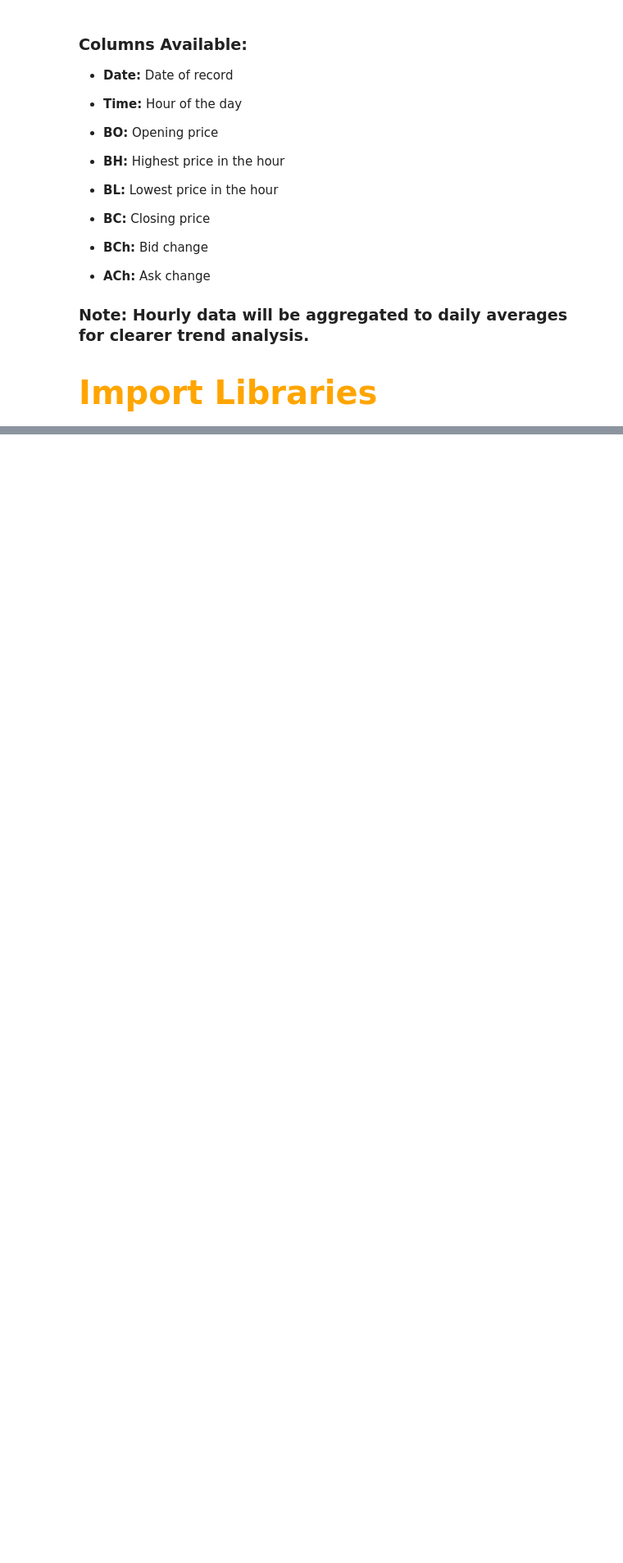
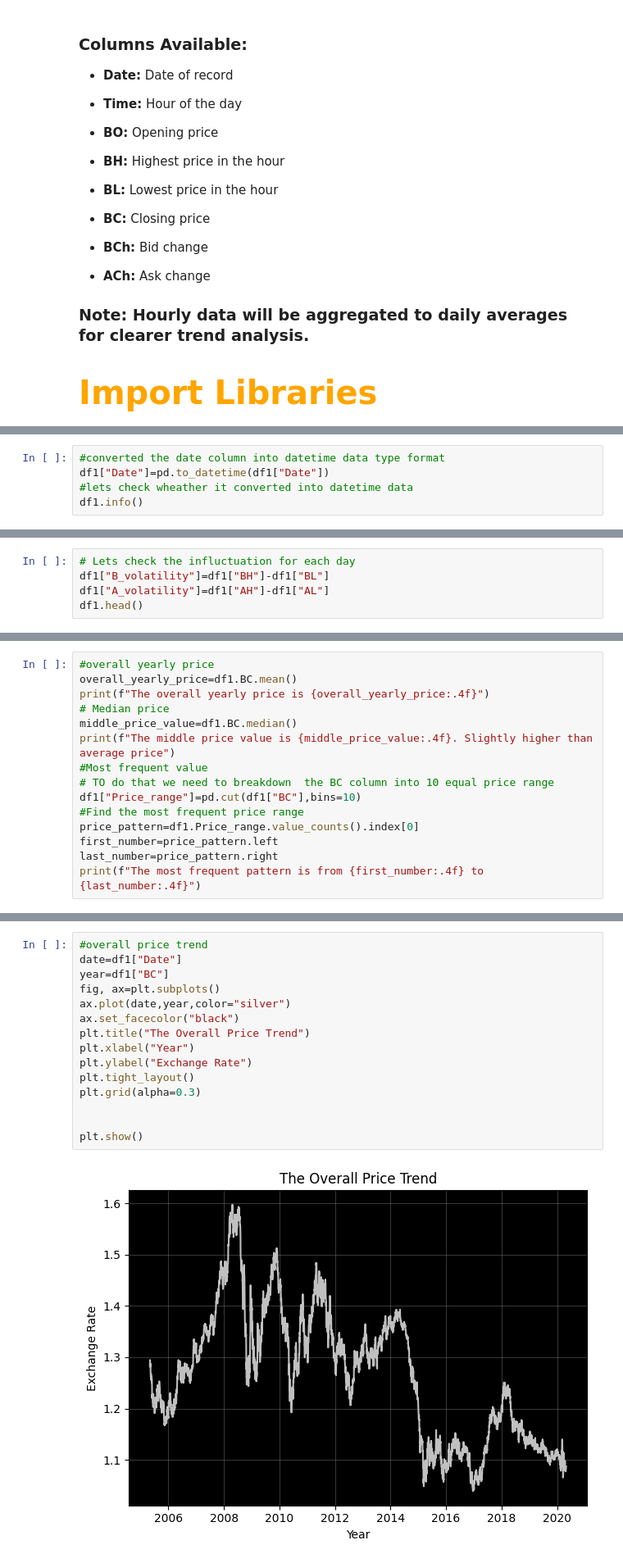
Before and after one commit to kafmfi/EUR-USD-Currency-Analysis, a Jupyter notebook: script.ipynb, the cells around one changed output, grey strips where cells are left out. Shown at 82% size. Drawn from its saved outputs; the diff is of its cells as text; blank space fills up the shorter version.

```diff
--- a/script.ipynb
+++ b/script.ipynb
@@ -96,3 +102,8 @@ df1.head()
 | 2 | 2005-05-04 | 1.28783 | 1.29733 | 1.28763 | 1.29430 | 0.00657 | 1.28798 | 1.29748 | 1.28778 | 1.29450 | 0.00662 |
 | 3 | 2005-05-05 | 1.29430 | 1.29885 | 1.29263 | 1.29450 | 0.00050 | 1.29450 | 1.29900 | 1.29278 | 1.29470 | 0.00050 |
 | 4 | 2005-05-06 | 1.29450 | 1.29630 | 1.28103 | 1.28140 | -0.01300 | 1.29470 | 1.29645 | 1.28118 | 1.28240 | -0.01220 |
+# %%
+#converted the date column into datetime data type format
+df1["Date"]=pd.to_datetime(df1["Date"])
+#lets check wheather it converted into datetime data
+df1.info()
@@ -98,0 +149,5 @@ df1.head()
+# %%
+# Lets check the influctuation for each day
+df1["B_volatility"]=df1["BH"]-df1["BL"]
+df1["A_volatility"]=df1["AH"]-df1["AL"]
+df1.head()
@@ -98,0 +264,15 @@ df1.head()
+# %%
+#overall yearly price
+overall_yearly_price=df1.BC.mean()
+print(f"The overall yearly price is {overall_yearly_price:.4f}")
+# Median price
+middle_price_value=df1.BC.median()
+print(f"The middle price value is {middle_price_value:.4f}. Slightly higher than average price")
+#Most frequent value
+# TO do that we need to breakdown  the BC column into 10 equal price range
+df1["Price_range"]=pd.cut(df1["BC"],bins=10)
+#Find the most frequent price range
+price_pattern=df1.Price_range.value_counts().index[0]
+first_number=price_pattern.left
+last_number=price_pattern.right
+print(f"The most frequent pattern is from {first_number:.4f} to {last_number:.4f}")
@@ -98,0 +288,17 @@ df1.head()
+# %%
+#overall price trend
+date=df1["Date"]
+year=df1["BC"]
+fig, ax=plt.subplots()
+ax.plot(date,year,color="silver")
+ax.set_facecolor("black")
+plt.title("The Overall Price Trend")
+plt.xlabel("Year")
+plt.ylabel("Exchange Rate")
+plt.tight_layout()
+plt.grid(alpha=0.3)
+
+
+plt.show()
+# %% [output]
+[figure, added]
```
Also changed, not shown: parts of 47 cells of this notebook, 1 other file.
